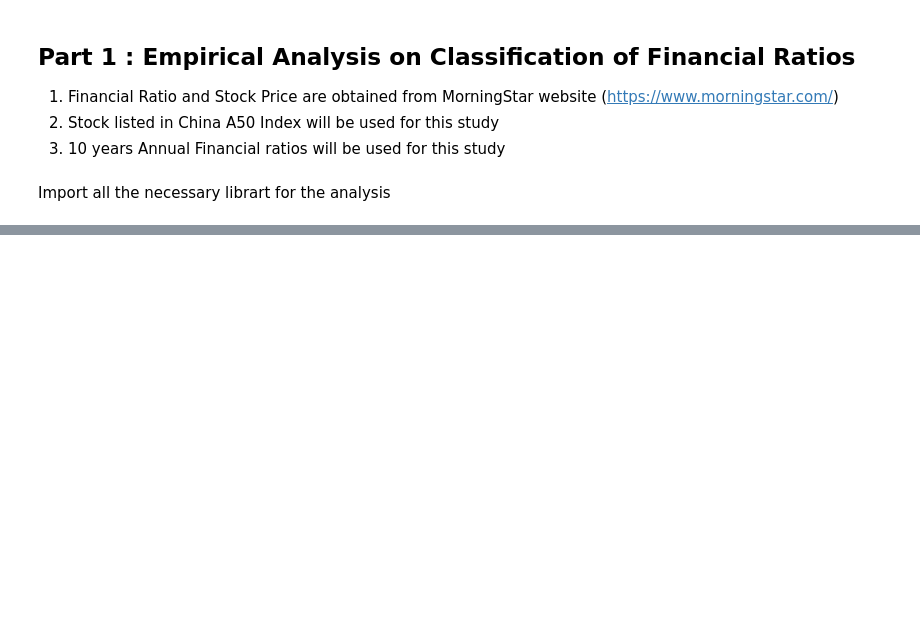
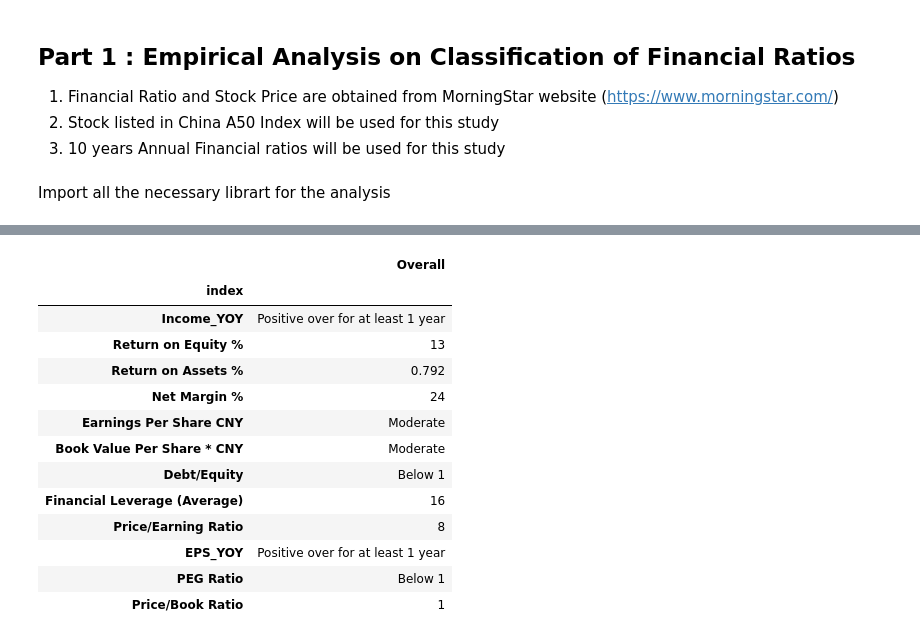
Before and after one commit to szetong/WQU-Group-24, a Jupyter notebook: WQU_Group_24.ipynb, the cells around one changed output, grey strips where cells are left out. Saved outputs shown, nothing was run; the diff lists cells and outputs as text; code cells hidden in the pictures; blank space fills up the shorter version.

```diff
--- a/WQU_Group_24.ipynb
+++ b/WQU_Group_24.ipynb
@@ -119,8 +119,12 @@ def Ratio_Dataframe(ratio_df,price_df):
   comb = comb.round(decimals=2)
 
   #REMOVE COLUMN IF STOCK PRICE ARE MISSING
-  comb.loc['Year End Price'] = stock.loc['Year End Price'].replace(0, np.nan)
-  comb = comb.dropna(axis=1)
+  comb_copy = comb.copy()
+  for i in range(len(comb_copy.columns)):
+    if (comb_copy.loc['Year End Price'][i] == 0):
+      comb.loc['Year End Price'] = comb.loc['Year End Price'].replace(0, np.nan)
+      comb = comb.dropna(axis=1)
+
 
   #OBTAIN CORRELATION FOR 3 DIFFERENT METHOD
   Ratio_correlation = comb
@@ -182,0 +420,75 @@ for i in range(n):
+# %%
+# GENERATE RECOMMENDATION IMPORTANT RATIO BASED ON TOP 2 HIGHEST STOCK RETURN
+for i in range(len(Imp_ratio)):
+  for j in range(len(Ratio_best_2)):
+    if (Imp_ratio.index[i] == Ratio_best_2.index[j] and Imp_ratio.index[i] == 'Return on Equity %'):
+      cal = Ratio_best_2.loc['Return on Equity %'].min()
+      Imp_ratio.loc['Return on Equity %'] = (cal - (cal * 0.1))
+      Imp_ratio.loc['Return on Equity %'] = math.floor(Imp_ratio.loc['Return on Equity %'])
+
+    elif (Imp_ratio.index[i] == Ratio_best_2.index[j] and Imp_ratio.index[i] == 'Price/Earning Ratio'):
+      cal = Ratio_best_2.loc['Price/Earning Ratio'].max()
+      Imp_ratio.loc['Price/Earning Ratio'] = (cal + (cal * 0.05))
+      Imp_ratio.loc['Price/Earning Ratio'] = math.floor(Imp_ratio.loc['Price/Earning Ratio'])
+
+    elif (Imp_ratio.index[i] == Ratio_best_2.index[j] and Imp_ratio.index[i] == 'Return on Assets %'):
+      cal = Ratio_best_2.loc['Return on Assets %'].min()
+      Imp_ratio.loc['Return on Assets %'] = (cal - (cal * 0.10))
+      #Imp_ratio.loc['Return on Assets %'] = math.ceil(Imp_ratio.loc['Return on Assets %']) #Dont use this if value is too low
+
+    elif (Imp_ratio.index[i] == Ratio_best_2.index[j] and Imp_ratio.index[i] == 'Net Margin %'):
+      cal = Ratio_best_2.loc['Net Margin %'].min()
+      Imp_ratio.loc['Net Margin %'] = (cal - (cal * 0.10))
+      Imp_ratio.loc['Net Margin %'] = math.floor(Imp_ratio.loc['Net Margin %'])
+
+    elif (Imp_ratio.index[i] == Ratio_best_2.index[j] and Imp_ratio.index[i] == 'Price/Book Ratio'):
+      cal = Ratio_best_2.loc['Price/Book Ratio'].min()
+      Imp_ratio.loc['Price/Book Ratio'] = (cal + (cal * 0.05))
+      Imp_ratio.loc['Price/Book Ratio'] = math.floor(Imp_ratio.loc['Price/Book Ratio'])
+
+    elif (Imp_ratio.index[i] == Ratio_best_2.index[j] and Imp_ratio.index[i] == 'Price/FCF'):
+      cal = Ratio_best_2.loc['Price/FCF'].min()
+      Imp_ratio.loc['Price/FCF'] = (cal + (cal * 0.05))
+      Imp_ratio.loc['Price/FCF'] = math.floor(Imp_ratio.loc['Price/FCF'])
+
+    elif (Imp_ratio.index[i] == Ratio_best_2.index[j] and Imp_ratio.index[i] == 'Financial Leverage (Average)'):
+      cal = Ratio_best_2.loc['Financial Leverage (Average)'].min()
+      Imp_ratio.loc['Financial Leverage (Average)'] = (cal + (cal * 0.10))
+      Imp_ratio.loc['Financial Leverage (Average)'] = math.floor(Imp_ratio.loc['Financial Leverage (Average)'])
+
+    elif (Imp_ratio.index[i] == Ratio_best_2.index[j] and Imp_ratio.index[i] == 'Debt/Equity'):
+      Imp_ratio.loc['Debt/Equity'] = 'Below 1'
+
+    elif (Imp_ratio.index[i] == Ratio_best_2.index[j] and Imp_ratio.index[i] == 'Current Ratio'):
+      cal = Ratio_best_2.loc['Current Ratio'].min()
+      Imp_ratio.loc['Current Ratio'] = (cal + (cal * 0.05))
+      Imp_ratio.loc['Current Ratio'] = math.floor(Imp_ratio.loc['Current Ratio'])
+
+    elif (Imp_ratio.index[i] == Ratio_best_2.index[j] and Imp_ratio.index[i] == 'PEG Ratio'):
+      #cal = Ratio_best_2.loc['PEG Ratio'].mean()
+      #Imp_ratio.loc['PEG Ratio'] = (cal + (cal * 0.05))
+      #Imp_ratio.loc['PEG Ratio'] = math.floor(Imp_ratio.loc['PEG Ratio'])
+      Imp_ratio.loc['PEG Ratio'] = 'Below 1'
+
+    elif (Imp_ratio.index[i] == Ratio_best_2.index[j] and Imp_ratio.index[i] == 'Income_YOY'):
+      Imp_ratio.loc['Income_YOY'] = 'Positive over for at least 1 year'
+
+    elif (Imp_ratio.index[i] == Ratio_best_2.index[j] and Imp_ratio.index[i] == 'EPS_YOY'):
+      Imp_ratio.loc['EPS_YOY'] = 'Positive over for at least 1 year'
+
+Imp_ratio
+# %% [output]
+|  | Overall |
+| index |  |
+| Income_YOY | Positive over for at least 1 year |
+| Return on Equity % | 13 |
+| Return on Assets % | 0.792 |
+| Net Margin % | 24 |
+| Earnings Per Share CNY | Moderate |
+| Book Value Per Share * CNY | Moderate |
+| Debt/Equity | Below 1 |
+| Financial Leverage (Average) | 16 |
+| Price/Earning Ratio | 8 |
+| EPS_YOY | Positive over for at least 1 year |
+| PEG Ratio | Below 1 |
+| Price/Book Ratio | 1 |
```
Also changed, not shown: parts of 5 cells of this notebook.
